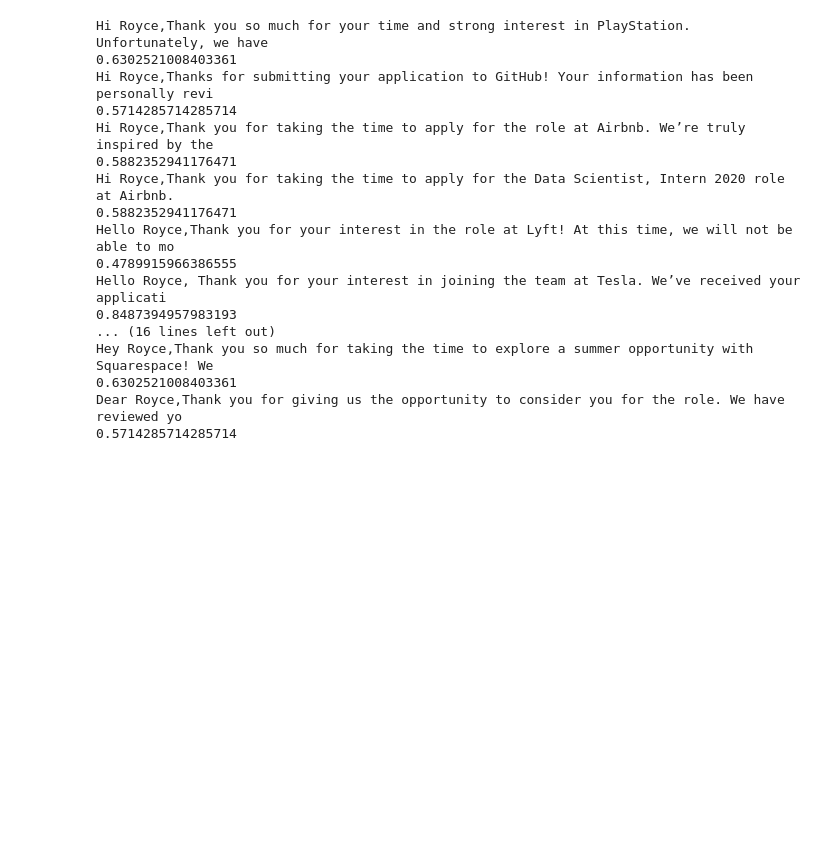
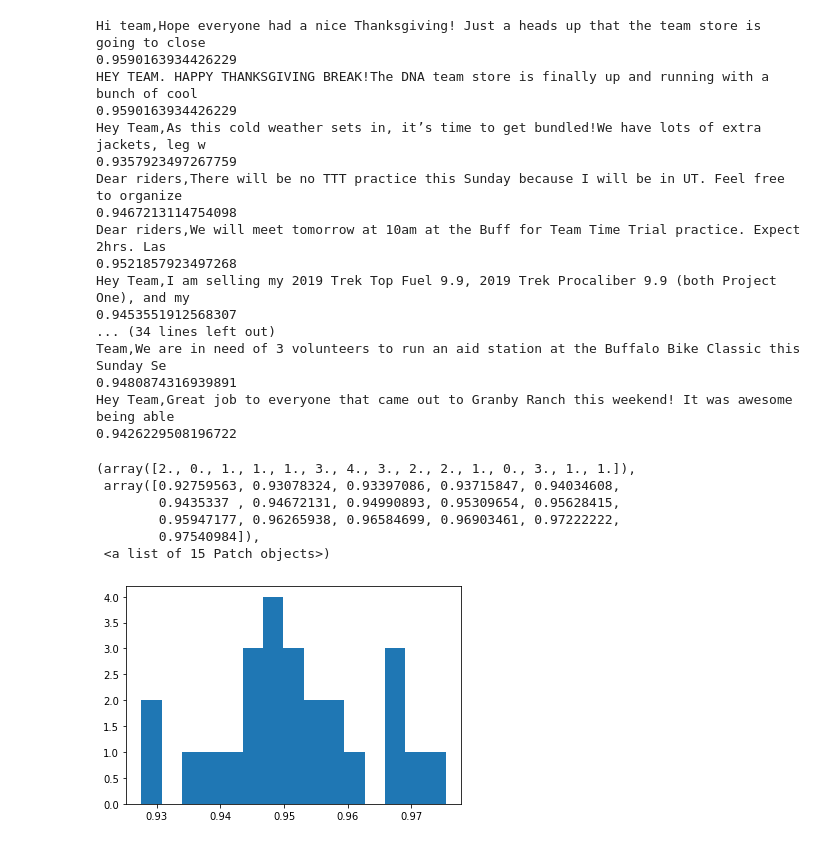
Before and after one commit to alexander-oliver/DataProject, a Jupyter notebook: JobApplications.ipynb, the cells around one changed output. Saved outputs shown, nothing was run; the diff lists cells and outputs as text; code cells hidden in the pictures; blank space fills up the shorter version.

```diff
--- a/JobApplications.ipynb
+++ b/JobApplications.ipynb
@@ -40,4 +37,4 @@ HttpError: <HttpError 409 when requesting https://www.googleapis.com/gmail/v1/us
 # %%
-messages = G.labels.listMessagesWithLabels('Label_30')
+messages = G.labels.listMessagesWithLabels(labelId[LABEL_NAME])
 messages
 # %% [output]
@@ -61,7 +61,7 @@ messages
 k = 8
 # %%
 d = {}
-for message in messages:
+for message in messages[:min(len(messages),100)]:
     content = G.messages.parseMessage(message)
     addShingleCount(shingles(k,content), d)
 # %%
@@ -87,7 +87,7 @@ d
 # %%
 small = {}
 for x in d:
-    if d[x] >= .5*len(messages):
+    if d[x] >= .3*len(messages):
         small[x] = d[x]
 # %%
 smallSet = set(small.keys())
@@ -117,24 +117,37 @@ smallSet
 # %%
+scores = []
 for message in messages:
     content = G.messages.parseMessage(message)
     print(content[:100])
-    print(JaccardSim(shingles(k,content).intersection(smallSet), smallSet))
+    s = JaccardSim(shingles(k,content).intersection(smallSet), smallSet)
+    scores.append(s)
+    print(s)
 # %% [output]
-Hi Royce,Thank you so much for your time and strong interest in PlayStation. Unfortunately, we have
-0.6302521008403361
-Hi Royce,Thanks for submitting your application to GitHub! Your information has been personally revi
-0.5714285714285714
-Hi Royce,Thank you for taking the time to apply for the role at Airbnb. We’re truly inspired by the
-0.5882352941176471
-Hi Royce,Thank you for taking the time to apply for the Data Scientist, Intern 2020 role at Airbnb.
-0.5882352941176471
-Hello Royce,Thank you for your interest in the role at Lyft! At this time, we will not be able to mo
-0.4789915966386555
-Hello Royce, Thank you for your interest in joining the team at Tesla. We’ve received your applicati
-0.8487394957983193
-... (16 lines left out)
-Hey Royce,Thank you so much for taking the time to explore a summer opportunity with Squarespace! We
-0.6302521008403361
-Dear Royce,Thank you for giving us the opportunity to consider you for the role. We have reviewed yo
-0.5714285714285714
+Hi team,Hope everyone had a nice Thanksgiving! Just a heads up that the team store is going to close
+0.9590163934426229
+HEY TEAM. HAPPY THANKSGIVING BREAK!The DNA team store is finally up and running with a bunch of cool
+0.9590163934426229
+Hey Team,As this cold weather sets in, it’s time to get bundled!We have lots of extra jackets, leg w
+0.9357923497267759
+Dear riders,There will be no TTT practice this Sunday because I will be in UT. Feel free to organize
+0.9467213114754098
+Dear riders,We will meet tomorrow at 10am at the Buff for Team Time Trial practice. Expect 2hrs. Las
+0.9521857923497268
+Hey Team,I am selling my 2019 Trek Top Fuel 9.9, 2019 Trek Procaliber 9.9 (both Project One), and my
+0.9453551912568307
+... (34 lines left out)
+Team,We are in need of 3 volunteers to run an aid station at the Buffalo Bike Classic this Sunday Se
+0.9480874316939891
+Hey Team,Great job to everyone that came out to Granby Ranch this weekend! It was awesome being able
+0.9426229508196722
+# %%
+plt.hist(scores, bins=15)
+# %% [output]
+(array([2., 0., 1., 1., 1., 3., 4., 3., 2., 2., 1., 0., 3., 1., 1.]),
+ array([0.92759563, 0.93078324, 0.93397086, 0.93715847, 0.94034608,
+        0.9435337 , 0.94672131, 0.94990893, 0.95309654, 0.95628415,
+        0.95947177, 0.96265938, 0.96584699, 0.96903461, 0.97222222,
+        0.97540984]),
+ <a list of 15 Patch objects>)
+[figure, added]
 # %%
```
Also changed, not shown: parts of 21 cells of this notebook, 5 other files.
